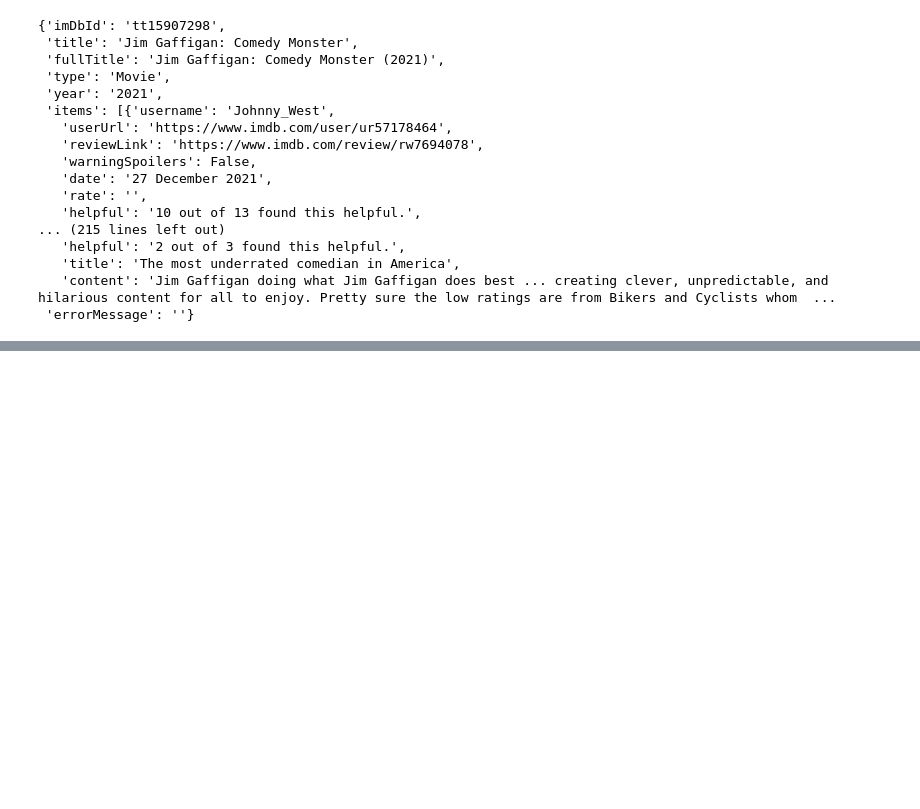
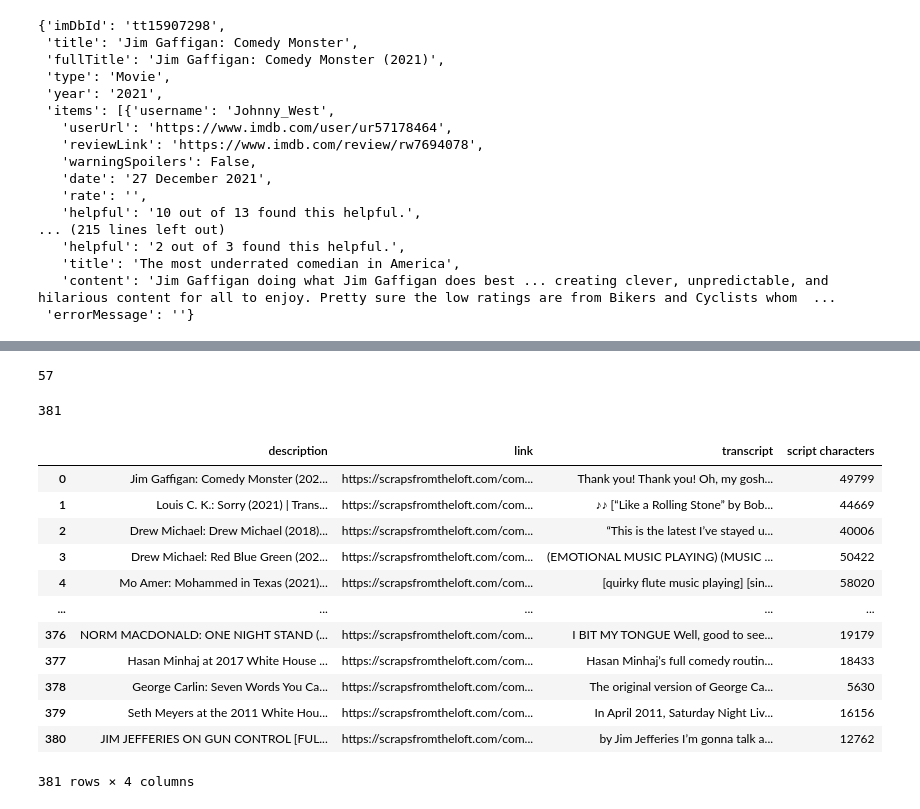
Before and after one commit to jrioross/standup-comedy-NLP, a Jupyter notebook: notebooks/02_imdb_api.ipynb, the cells around one changed output, grey strips where cells are left out. Cells and saved outputs as stored; diff of their text form; code cells hidden in the pictures; blank space fills up the shorter version.

Commit message:
Reconciled API results with original scripts df. Created ngrams for topic modeling.

```diff
--- a/notebooks/02_imdb_api.ipynb
+++ b/notebooks/02_imdb_api.ipynb
@@ -162,0 +165,7 @@ max([len(rev_res['items']) for rev_res in review_results])
+# %%
+tscripts = pd.read_pickle('../data/transcripts_raw_df.pickle')
+tscripts['script characters'] = tscripts['transcript'].apply(len)
+short_tscripts = tscripts[tscripts['script characters'] < 21000]
+
+short_shows_split = short_tscripts['description'].str.split('|', expand = True)[0]
+short_show_searches =  [transcript_strip(search) for search in short_shows_split]
@@ -162,0 +224,8 @@ max([len(rev_res['items']) for rev_res in review_results])
+# %%
+len(short_title_results)
+# %% [output]
+57
+# %%
+len(full_title_results)
+# %% [output]
+381
@@ -162,0 +235,17 @@ max([len(rev_res['items']) for rev_res in review_results])
+# %%
+tscripts_df_cut = pd.concat([tscripts[tscripts['script characters'] > 21000], tscripts[tscripts['script characters'] < 21000]]).reset_index(drop = True)
+tscripts_df_cut
+# %% [output]
+|  | description | link | transcript | script characters |
+| 0 | Jim Gaffigan: Comedy Monster (202... | https://scrapsfromtheloft.com/com... | Thank you! Thank you! Oh, my gosh... | 49799 |
+| 1 | Louis C. K.: Sorry (2021) | Trans... | https://scrapsfromtheloft.com/com... | ♪♪ [“Like a Rolling Stone” by Bob... | 44669 |
+| 2 | Drew Michael: Drew Michael (2018)... | https://scrapsfromtheloft.com/com... | “This is the latest I’ve stayed u... | 40006 |
+| 3 | Drew Michael: Red Blue Green (202... | https://scrapsfromtheloft.com/com... | (EMOTIONAL MUSIC PLAYING) (MUSIC ... | 50422 |
+| 4 | Mo Amer: Mohammed in Texas (2021)... | https://scrapsfromtheloft.com/com... | [quirky flute music playing] [sin... | 58020 |
+| ... | ... | ... | ... | ... |
+| 376 | NORM MACDONALD: ONE NIGHT STAND (... | https://scrapsfromtheloft.com/com... | I BIT MY TONGUE Well, good to see... | 19179 |
+| 377 | Hasan Minhaj at 2017 White House ... | https://scrapsfromtheloft.com/com... | Hasan Minhaj’s full comedy routin... | 18433 |
+| 378 | George Carlin: Seven Words You Ca... | https://scrapsfromtheloft.com/com... | The original version of George Ca... | 5630 |
+| 379 | Seth Meyers at the 2011 White Hou... | https://scrapsfromtheloft.com/com... | In April 2011, Saturday Night Liv... | 16156 |
+| 380 | JIM JEFFERIES ON GUN CONTROL [FUL... | https://scrapsfromtheloft.com/com... | by Jim Jefferies I’m gonna talk a... | 12762 |
+381 rows × 4 columns
```
Also changed, not shown: parts of 13 cells of this notebook, 3 other files.
